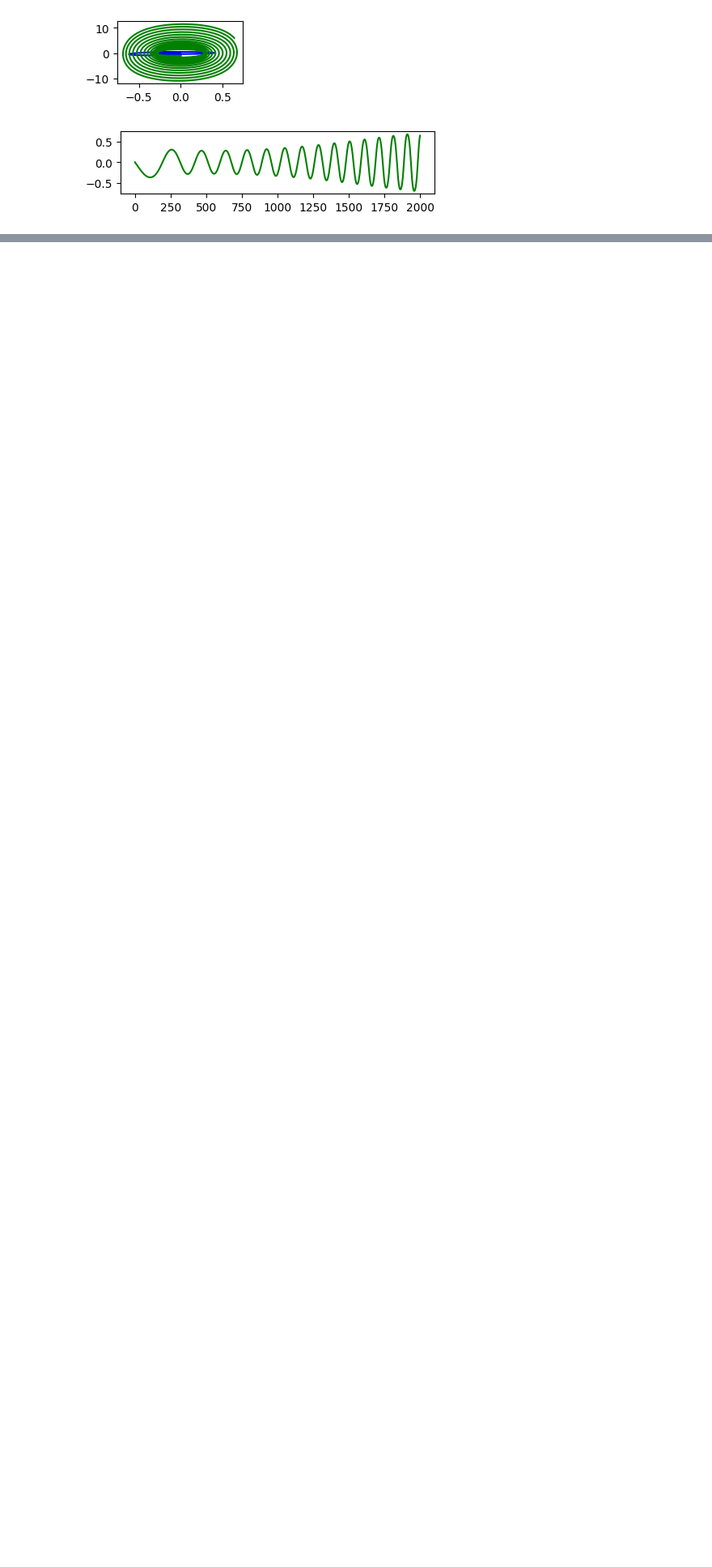
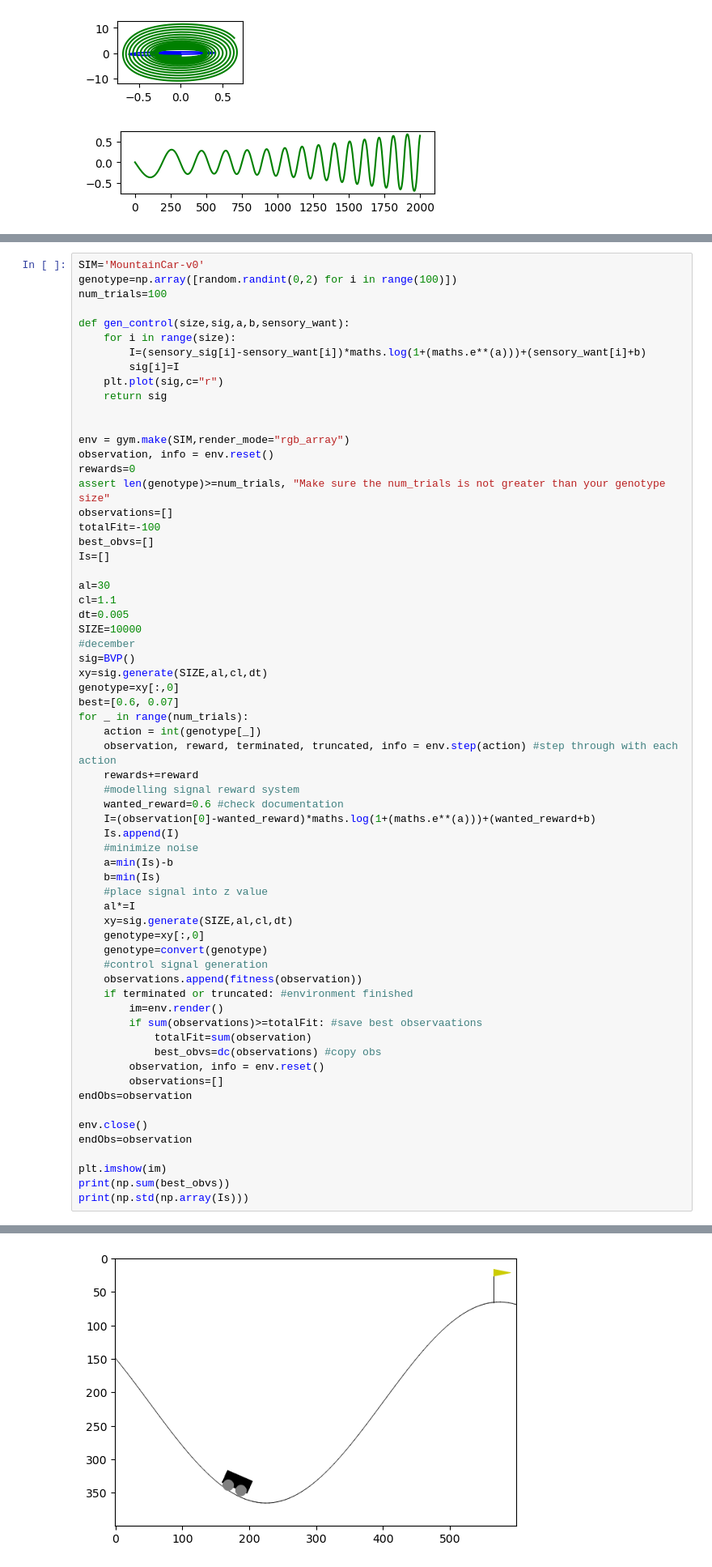
Before and after one commit to shepai/Chaos-Robotics, a Jupyter notebook: Simulation/OpenAIGym/open_ai_example.ipynb, the cells around one changed output, grey strips where cells are left out. Shown at 81% size. Saved outputs shown, nothing was run; the diff lists cells and outputs as text; blank space fills up the shorter version.

```diff
--- a/Simulation/OpenAIGym/open_ai_example.ipynb
+++ b/Simulation/OpenAIGym/open_ai_example.ipynb
@@ -600,0 +637,65 @@ plt.show()
+# %%
+SIM='MountainCar-v0'
+genotype=np.array([random.randint(0,2) for i in range(100)])
+num_trials=100
+
+def gen_control(size,sig,a,b,sensory_want):
+    for i in range(size):
+        I=(sensory_sig[i]-sensory_want[i])*maths.log(1+(maths.e**(a)))+(sensory_want[i]+b)
+        sig[i]=I
+    plt.plot(sig,c="r")
+    return sig
+
+
+env = gym.make(SIM,render_mode="rgb_array")
+observation, info = env.reset()
+rewards=0
+assert len(genotype)>=num_trials, "Make sure the num_trials is not greater than your genotype size"
+observations=[]
+totalFit=-100
+best_obvs=[]
+Is=[]
+
+al=30
+cl=1.1
+dt=0.005
+SIZE=10000
+#december
+sig=BVP()
+xy=sig.generate(SIZE,al,cl,dt)
+genotype=xy[:,0]
+best=[0.6, 0.07]
+for _ in range(num_trials):
+    action = int(genotype[_])
+    observation, reward, terminated, truncated, info = env.step(action) #step through with each action
+    rewards+=reward
+    #modelling signal reward system
+    wanted_reward=0.6 #check documentation
+    I=(observation[0]-wanted_reward)*maths.log(1+(maths.e**(a)))+(wanted_reward+b)
+    Is.append(I)
+    #minimize noise
+    a=min(Is)-b
+    b=min(Is)
+    #place signal into z value
+    al*=I
+    xy=sig.generate(SIZE,al,cl,dt)
+    genotype=xy[:,0]
+    genotype=convert(genotype)
+    #control signal generation
+    observations.append(fitness(observation))
+    if terminated or truncated: #environment finished
+        im=env.render()
+        if sum(observations)>=totalFit: #save best observaations
+            totalFit=sum(observation)
+            best_obvs=dc(observations) #copy obs
+        observation, info = env.reset()
+        observations=[]
+endObs=observation
+
+env.close()
+endObs=observation
+
+plt.imshow(im)
+print(np.sum(best_obvs))
+print(np.std(np.array(Is)))
+# %% [output]
@@ -600,0 +704 @@ plt.show()
+[figure, added]
```
Also changed, not shown: parts of 7 cells of this notebook, 1 other file.
